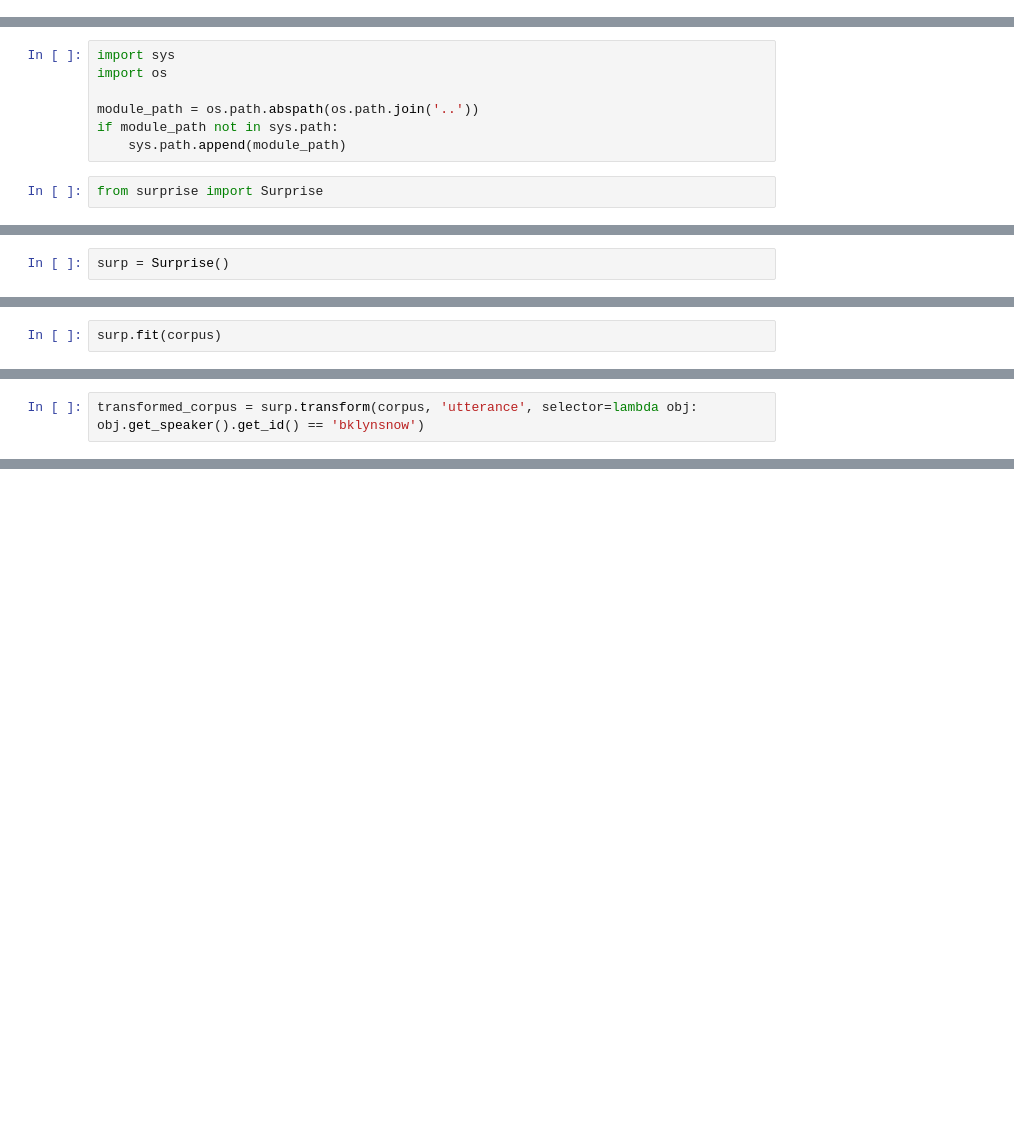
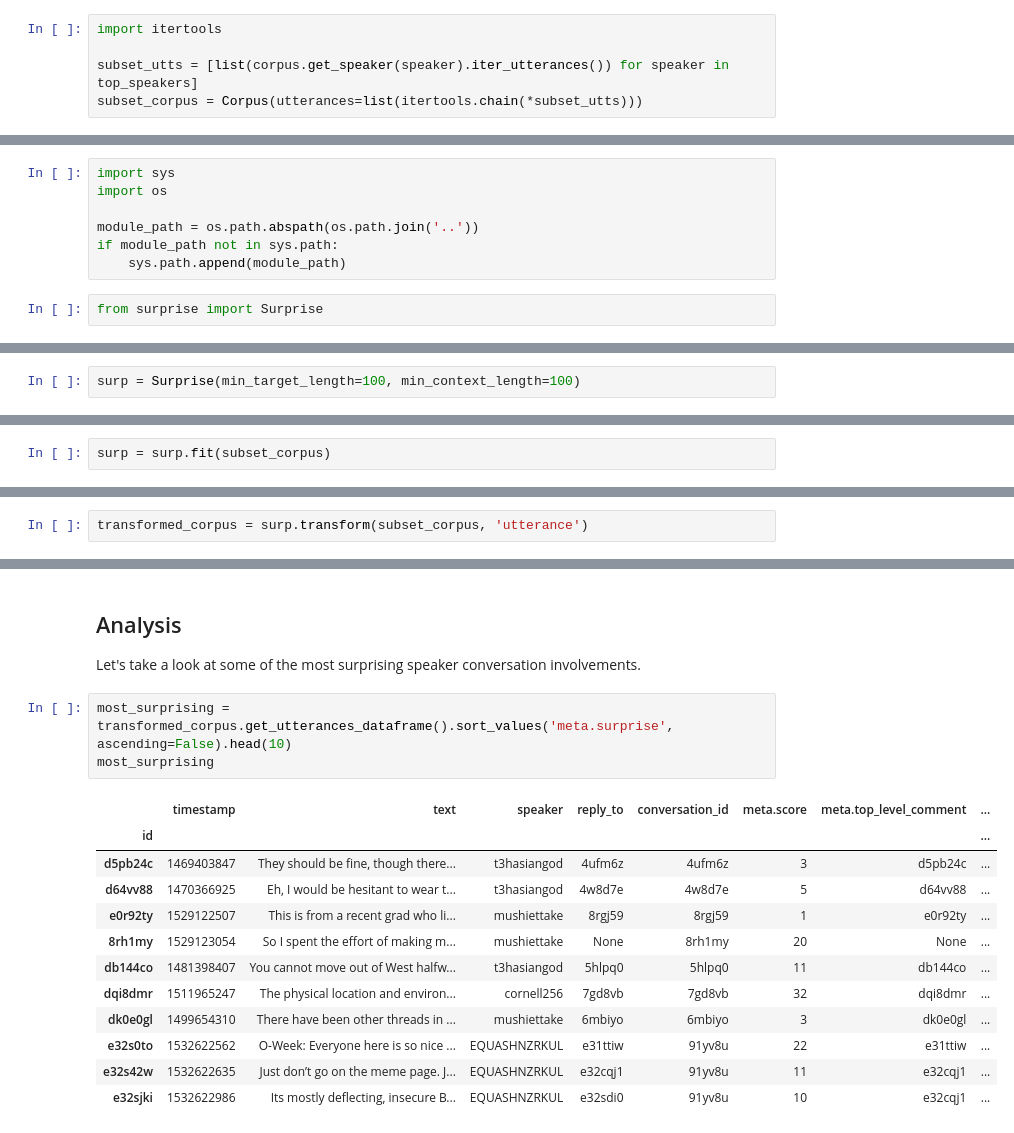
Before and after one commit to rgangela99/Cornell-Conversational-Analysis-Toolkit, a Jupyter notebook: convokit/surprise/demos/surprise_demo.ipynb, the cells around one changed output, grey strips where cells are left out. Cells and saved outputs as stored; diff of their text form; blank space fills up the shorter version.

```diff
--- a/convokit/surprise/demos/surprise_demo.ipynb
+++ b/convokit/surprise/demos/surprise_demo.ipynb
@@ -7,0 +50,5 @@ Dataset already exists at C:\Users\rgang\.convokit\downloads\reddit-corpus-small
+# %%
+import itertools
+
+subset_utts = [list(corpus.get_speaker(speaker).iter_utterances()) for speaker in top_speakers]
+subset_corpus = Corpus(utterances=list(itertools.chain(*subset_utts)))
@@ -17,2 +76,2 @@ from surprise import Surprise
 # %%
-surp = Surprise()
+surp = Surprise(min_target_length=100, min_context_length=100)
@@ -19,2 +81,2 @@ surp = Surprise()
 # %%
-surp.fit(corpus)
+surp = surp.fit(subset_corpus)
@@ -23,2 +87,2 @@ surp.fit(corpus)
 # %%
-transformed_corpus = surp.transform(corpus, 'utterance', selector=lambda obj: obj.get_speaker().get_id() == 'bklynsnow')
+transformed_corpus = surp.transform(subset_corpus, 'utterance')
@@ -24,0 +98,20 @@ transformed_corpus = surp.transform(corpus, 'utterance', selector=lambda obj: ob
+# %% [markdown]
+Analysis
+------
+Let's take a look at some of the most surprising speaker conversation involvements.
+# %%
+most_surprising = transformed_corpus.get_utterances_dataframe().sort_values('meta.surprise', ascending=False).head(10)
+most_surprising
+# %% [output]
+|  | timestamp | text | speaker | reply_to | conversation_id | meta.score | meta.top_level_comment | ... |
+| id |  |  |  |  |  |  |  | ... |
+| d5pb24c | 1469403847 | They should be fine, though there... | t3hasiangod | 4ufm6z | 4ufm6z | 3 | d5pb24c | ... |
+| d64vv88 | 1470366925 | Eh, I would be hesitant to wear t... | t3hasiangod | 4w8d7e | 4w8d7e | 5 | d64vv88 | ... |
+| e0r92ty | 1529122507 | This is from a recent grad who li... | mushiettake | 8rgj59 | 8rgj59 | 1 | e0r92ty | ... |
+| 8rh1my | 1529123054 | So I spent the effort of making m... | mushiettake | None | 8rh1my | 20 | None | ... |
+| db144co | 1481398407 | You cannot move out of West halfw... | t3hasiangod | 5hlpq0 | 5hlpq0 | 11 | db144co | ... |
+| dqi8dmr | 1511965247 | The physical location and environ... | cornell256 | 7gd8vb | 7gd8vb | 32 | dqi8dmr | ... |
+| dk0e0gl | 1499654310 | There have been other threads in ... | mushiettake | 6mbiyo | 6mbiyo | 3 | dk0e0gl | ... |
+| e32s0to | 1532622562 | O-Week: Everyone here is so nice ... | EQUASHNZRKUL | e31ttiw | 91yv8u | 22 | e31ttiw | ... |
+| e32s42w | 1532622635 | Just don’t go on the meme page. J... | EQUASHNZRKUL | e32cqj1 | 91yv8u | 11 | e32cqj1 | ... |
+| e32sjki | 1532622986 | Its mostly deflecting, insecure B... | EQUASHNZRKUL | e32sdi0 | 91yv8u | 10 | e32cqj1 | ... |
```
Also changed, not shown: parts of 36 cells of this notebook, 1 other file.
